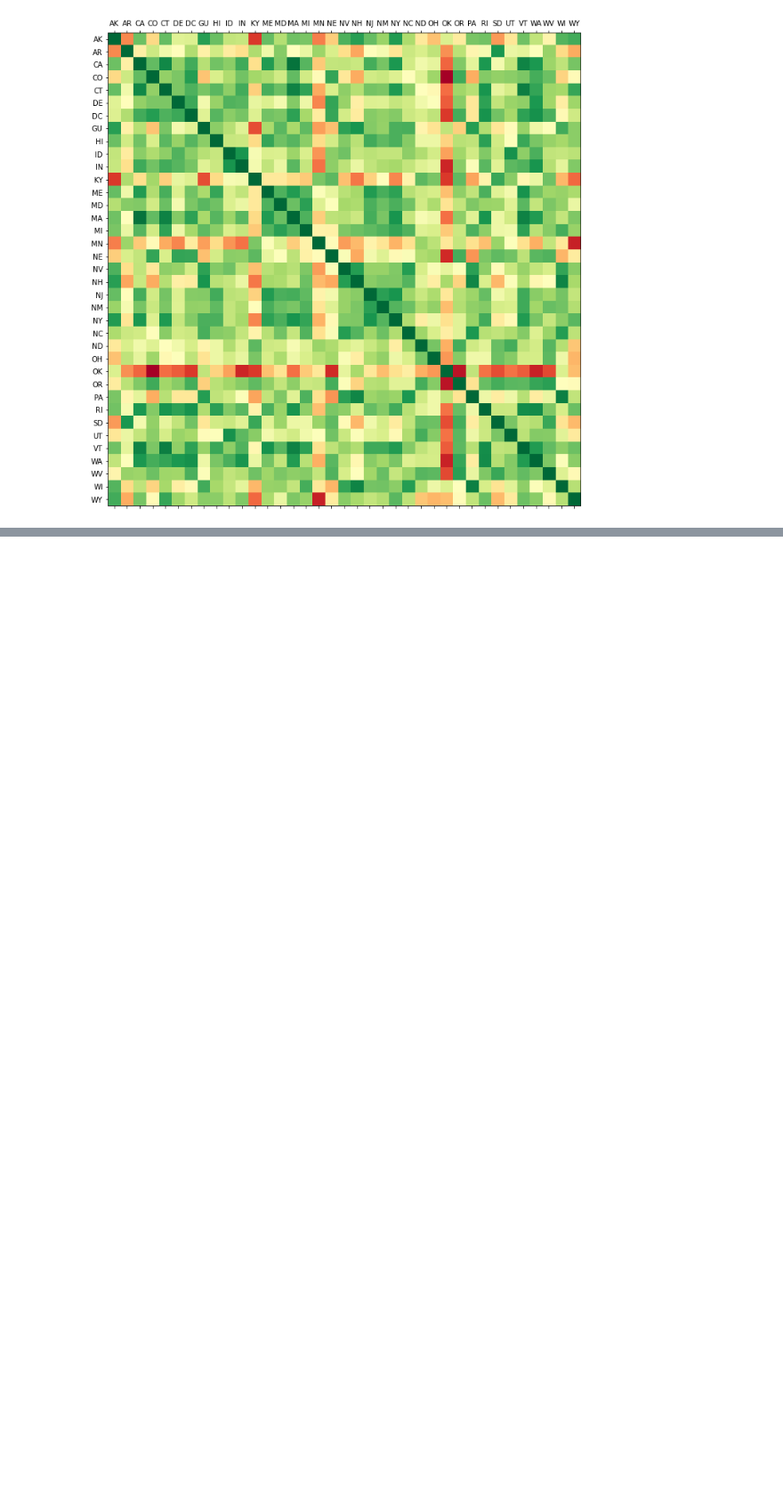
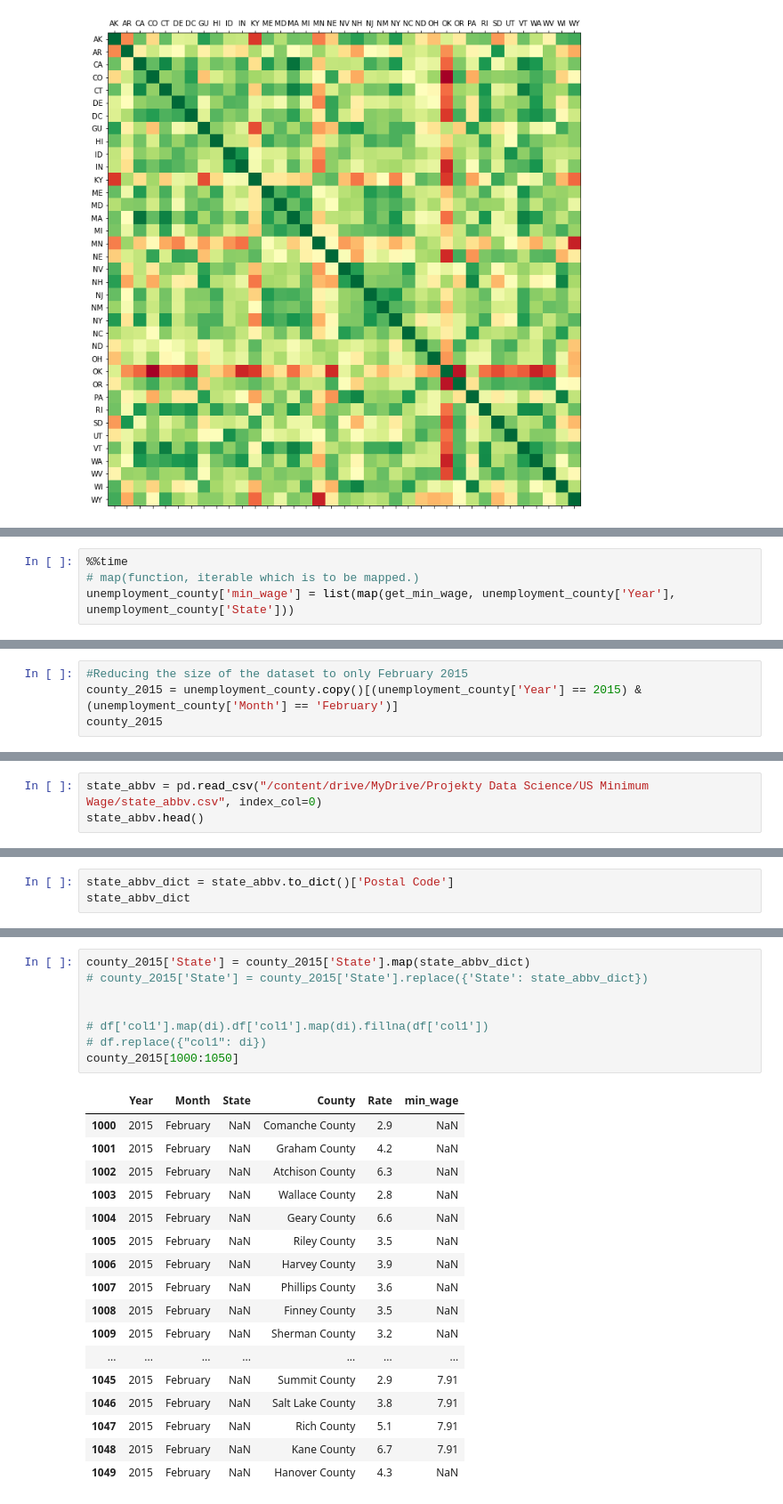
Before and after one commit to leadeeerq/data-science, a Jupyter notebook: USMinimumWage.ipynb, the cells around one changed output, grey strips where cells are left out. Shown: that part at 89% size. Saved outputs shown, nothing was run; the diff lists cells and outputs as text; blank space fills up the shorter version.

```diff
--- a/USMinimumWage.ipynb
+++ b/USMinimumWage.ipynb
@@ -272,0 +310,4 @@ plt.show()
+# %%
+%%time
+# map(function, iterable which is to be mapped.)
+unemployment_county['min_wage'] = list(map(get_min_wage, unemployment_county['Year'], unemployment_county['State']))
@@ -272,0 +351,4 @@ plt.show()
+# %%
+#Reducing the size of the dataset to only February 2015
+county_2015 = unemployment_county.copy()[(unemployment_county['Year'] == 2015) & (unemployment_county['Month'] == 'February')]
+county_2015
@@ -272,0 +379,3 @@ plt.show()
+# %%
+state_abbv = pd.read_csv("/content/drive/MyDrive/Projekty Data Science/US Minimum Wage/state_abbv.csv", index_col=0)
+state_abbv.head()
@@ -272,0 +390,3 @@ plt.show()
+# %%
+state_abbv_dict = state_abbv.to_dict()['Postal Code']
+state_abbv_dict
@@ -272,0 +411,26 @@ plt.show()
+# %%
+county_2015['State'] = county_2015['State'].map(state_abbv_dict)
+# county_2015['State'] = county_2015['State'].replace({'State': state_abbv_dict})
+
+
+# df['col1'].map(di).df['col1'].map(di).fillna(df['col1'])
+# df.replace({"col1": di})
+county_2015[1000:1050]
+# %% [output]
+|  | Year | Month | State | County | Rate | min_wage |
+| 1000 | 2015 | February | NaN | Comanche County | 2.9 | NaN |
+| 1001 | 2015 | February | NaN | Graham County | 4.2 | NaN |
+| 1002 | 2015 | February | NaN | Atchison County | 6.3 | NaN |
+| 1003 | 2015 | February | NaN | Wallace County | 2.8 | NaN |
+| 1004 | 2015 | February | NaN | Geary County | 6.6 | NaN |
+| 1005 | 2015 | February | NaN | Riley County | 3.5 | NaN |
+| 1006 | 2015 | February | NaN | Harvey County | 3.9 | NaN |
+| 1007 | 2015 | February | NaN | Phillips County | 3.6 | NaN |
+| 1008 | 2015 | February | NaN | Finney County | 3.5 | NaN |
+| 1009 | 2015 | February | NaN | Sherman County | 3.2 | NaN |
+| ... | ... | ... | ... | ... | ... | ... |
+| 1045 | 2015 | February | NaN | Summit County | 2.9 | 7.91 |
+| 1046 | 2015 | February | NaN | Salt Lake County | 3.8 | 7.91 |
+| 1047 | 2015 | February | NaN | Rich County | 5.1 | 7.91 |
+| 1048 | 2015 | February | NaN | Kane County | 6.7 | 7.91 |
+| 1049 | 2015 | February | NaN | Hanover County | 4.3 | NaN |
```
Also changed, not shown: parts of 19 cells of this notebook.
